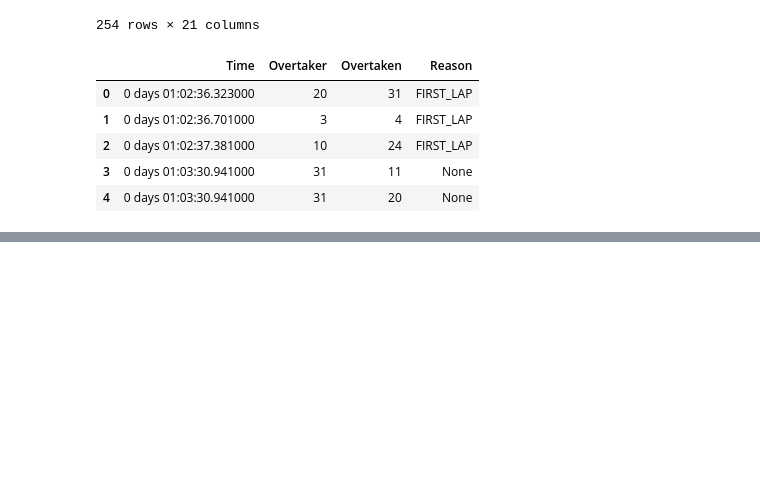
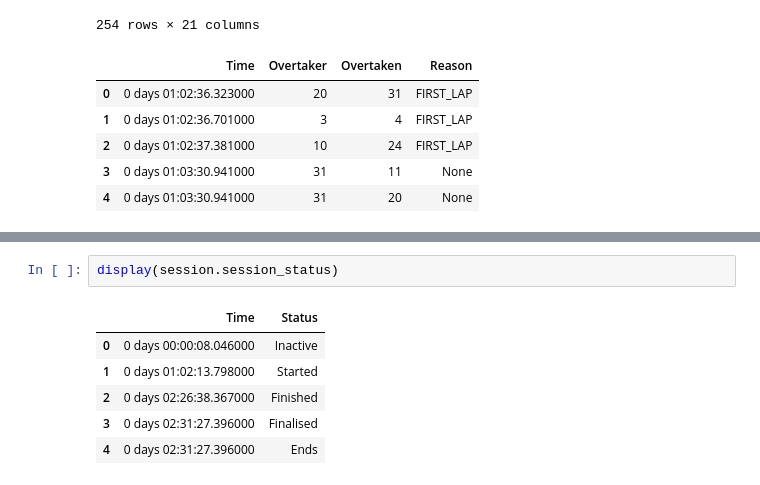
Before and after one commit to davidharrigan/formula-crunch, a Jupyter notebook: notebooks/scratch.ipynb, the cells around one changed output, grey strips where cells are left out. Saved outputs shown, nothing was run; the diff lists cells and outputs as text; blank space fills up the shorter version.

```diff
--- a/notebooks/scratch.ipynb
+++ b/notebooks/scratch.ipynb
@@ -301,0 +333,9 @@ api            INFO     Using cached data for driver_position_data
+# %%
+display(session.session_status)
+# %% [output]
+|  | Time | Status |
+| 0 | 0 days 00:00:08.046000 | Inactive |
+| 1 | 0 days 01:02:13.798000 | Started |
+| 2 | 0 days 02:26:38.367000 | Finished |
+| 3 | 0 days 02:31:27.396000 | Finalised |
+| 4 | 0 days 02:31:27.396000 | Ends |
```
Also changed, not shown: parts of 3 cells of this notebook, 9 other files.
